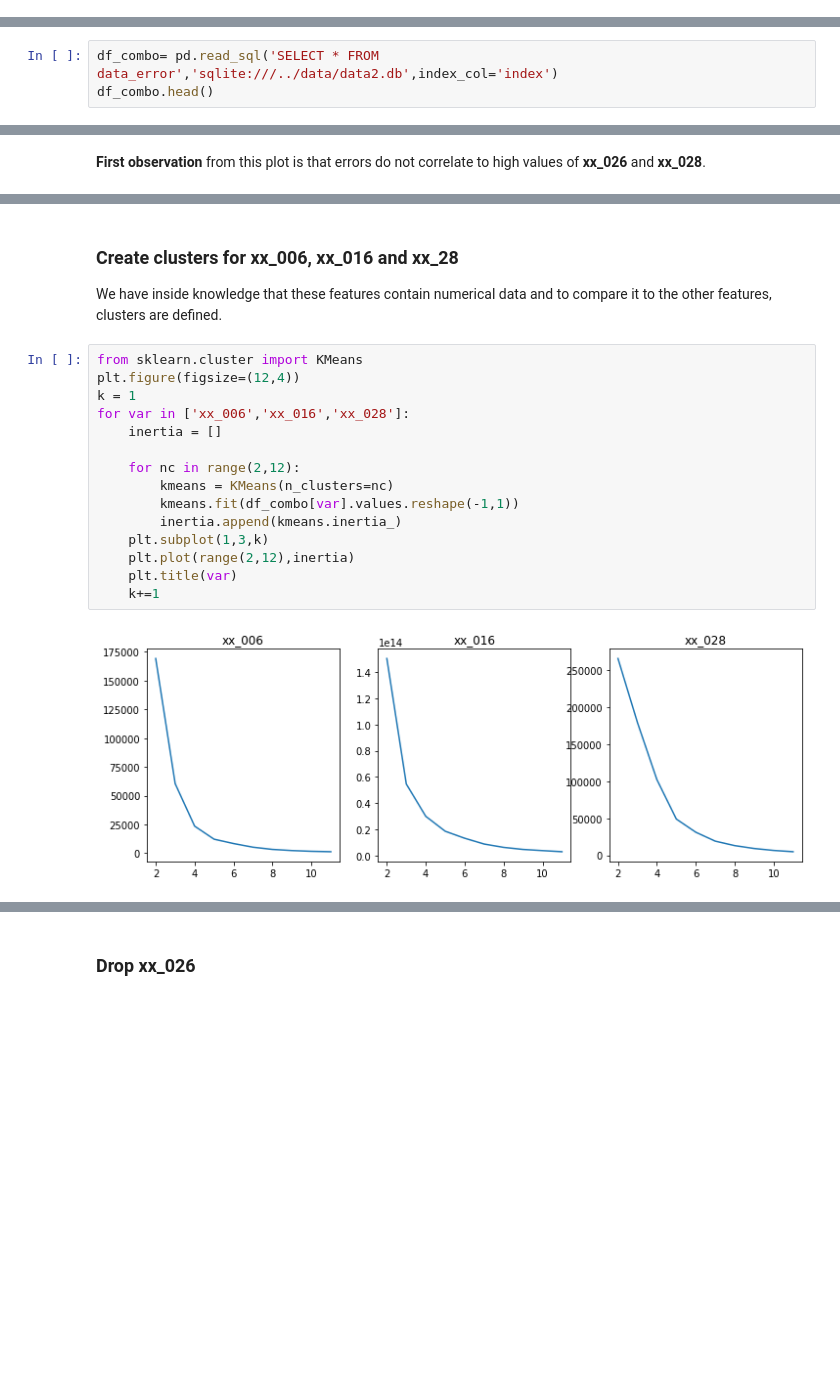
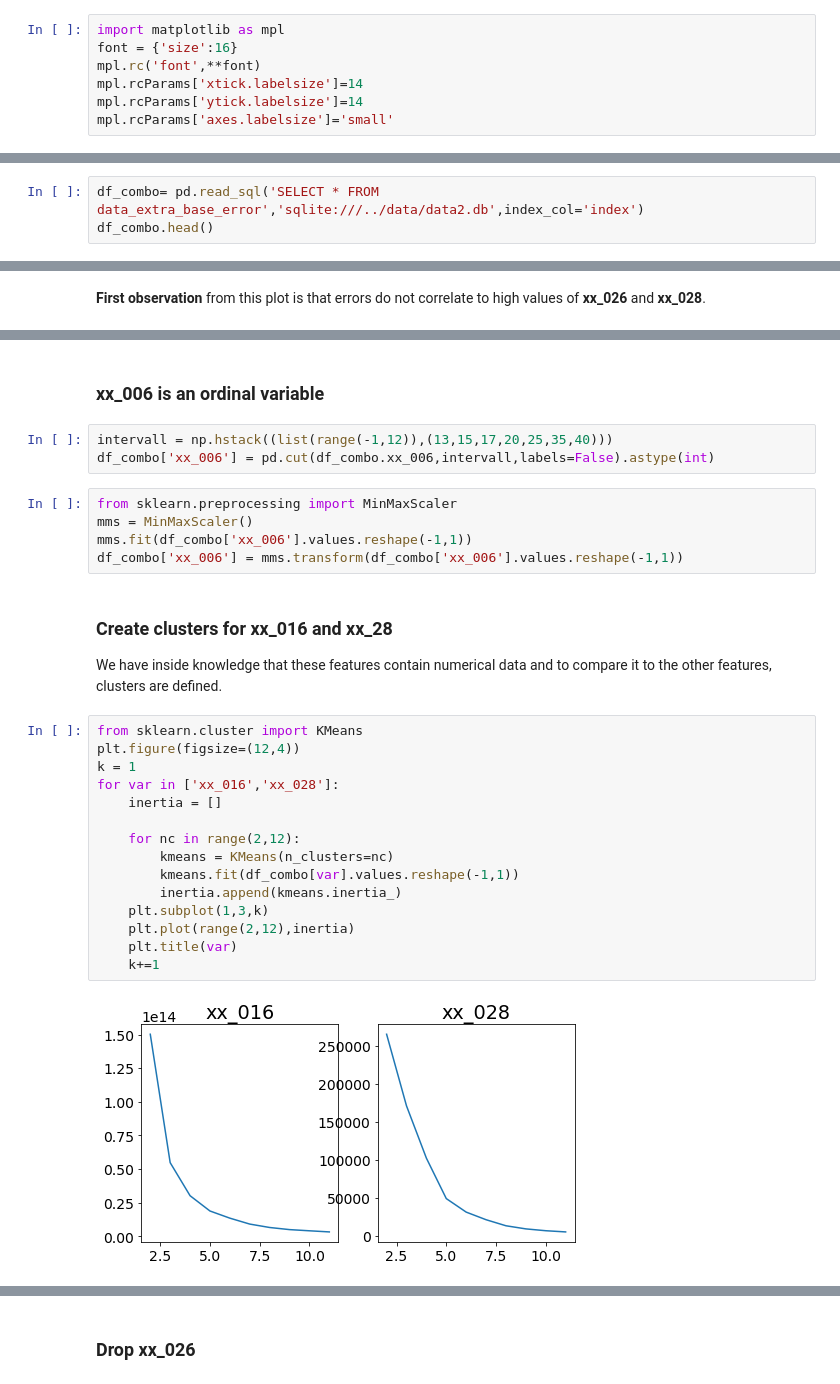
Before and after one commit to Lisalottel/Springboard, a Jupyter notebook: Capstone_03/03_EDA.ipynb, the cells around one changed output, grey strips where cells are left out. Saved outputs shown, nothing was run; the diff lists cells and outputs as text; blank space fills up the shorter version.

```diff
--- a/Capstone_03/03_EDA.ipynb
+++ b/Capstone_03/03_EDA.ipynb
@@ -11,3 +11,10 @@ from IPython.display import display
 from scipy.stats import chisquare
 
 %matplotlib inline
+# %%
+import matplotlib as mpl
+font = {'size':16}
+mpl.rc('font',**font)
+mpl.rcParams['xtick.labelsize']=14
+mpl.rcParams['ytick.labelsize']=14
+mpl.rcParams['axes.labelsize']='small'
@@ -24,4 +86,4 @@ cnx.close()
 # %%
-df_combo= pd.read_sql('SELECT * FROM data_error','sqlite:///../data/data2.db',index_col='index')
+df_combo= pd.read_sql('SELECT * FROM data_extra_base_error','sqlite:///../data/data2.db',index_col='index')
 df_combo.head()
 # %% [output]
@@ -68,21 +178,31 @@ sns.pairplot(df_combo)
+# %% [markdown]
+### xx_006 is an ordinal variable
+# %%
+intervall = np.hstack((list(range(-1,12)),(13,15,17,20,25,35,40)))
+df_combo['xx_006'] = pd.cut(df_combo.xx_006,intervall,labels=False).astype(int)
+# %%
+from sklearn.preprocessing import MinMaxScaler
+mms = MinMaxScaler()
+mms.fit(df_combo['xx_006'].values.reshape(-1,1))
+df_combo['xx_006'] = mms.transform(df_combo['xx_006'].values.reshape(-1,1))
 # %% [markdown]
-### Create clusters for xx_006, xx_016 and xx_28
+### Create clusters for xx_016 and xx_28
 We have inside knowledge that these features contain numerical data and to compare it to the other features, clusters are defined.
 # %%
 from sklearn.cluster import KMeans
 plt.figure(figsize=(12,4))
 k = 1
-for var in ['xx_006','xx_016','xx_028']:
+for var in ['xx_016','xx_028']:
     inertia = []
 
     for nc in range(2,12):
         kmeans = KMeans(n_clusters=nc)
         kmeans.fit(df_combo[var].values.reshape(-1,1))
         inertia.append(kmeans.inertia_)
     plt.subplot(1,3,k)
     plt.plot(range(2,12),inertia)
     plt.title(var)
     k+=1
 # %% [output]
-[figure, old version]
+[figure, new version]
 # %%
```
Also changed, not shown: parts of 25 cells of this notebook, 3 other files.
